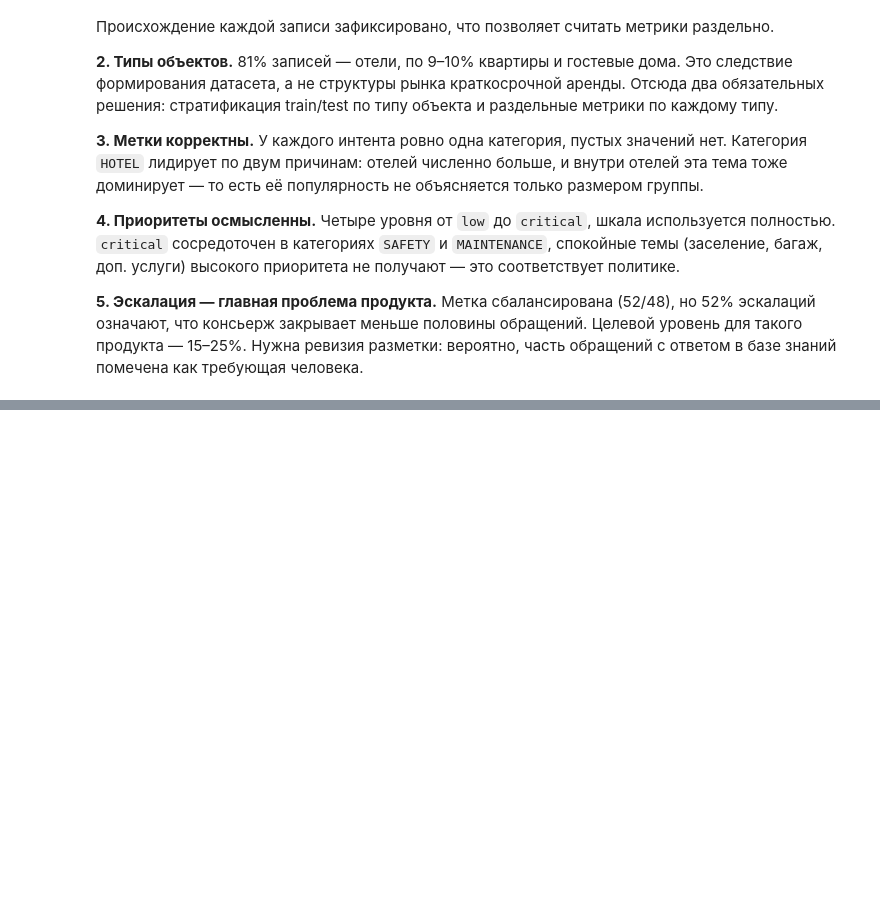
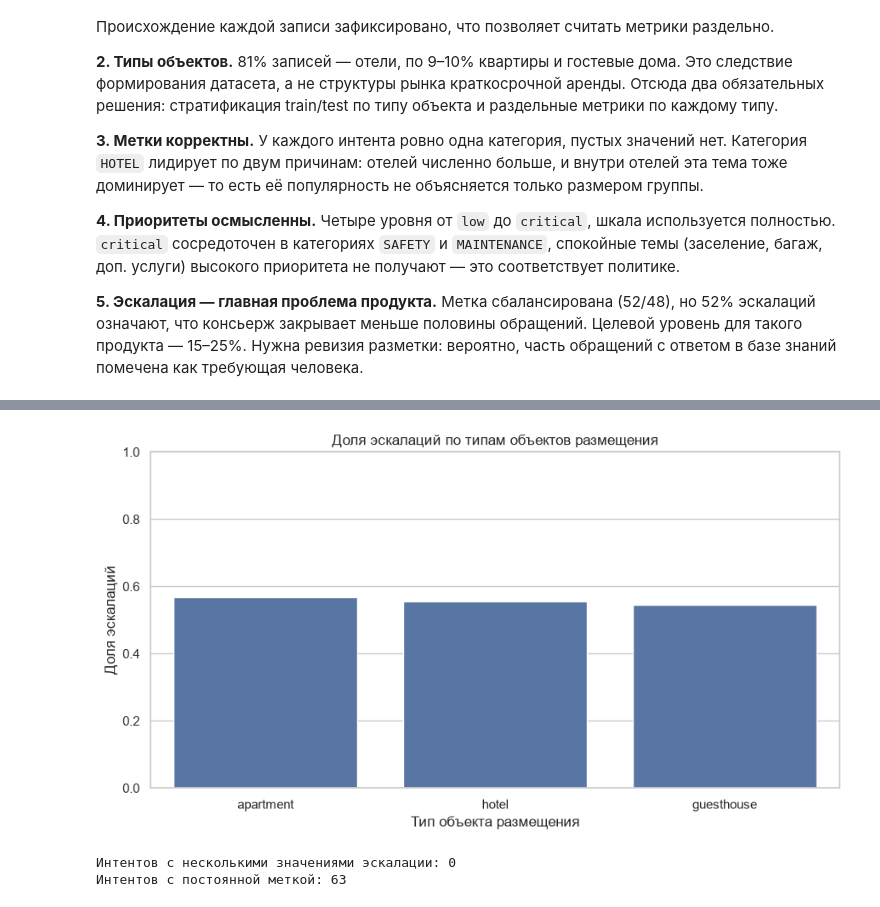
Before and after one commit to Ai-host-team/rental-ai-assistant, a Jupyter notebook: notebooks/01_eda_dataset.ipynb, the cells around one changed output, grey strips where cells are left out. Drawn from its saved outputs; the diff is of its cells as text; code cells hidden in the pictures; blank space fills up the shorter version.

```diff
--- a/notebooks/01_eda_dataset.ipynb
+++ b/notebooks/01_eda_dataset.ipynb
@@ -453,0 +692,10 @@ needs_escalation   {1: 18446, 0: 16554}   доля 1: 52.7%
+# %%
+eda_types = eda.loc[eda["source_dataset"] == "team_generated_ru_v2"].copy()
+property_stats = (eda_types.groupby("property_type").agg(
+        n=("request_id", "size"),
+        n_escalations=("needs_escalation", "sum"),
+        escalation_rate=("needs_escalation", "mean"),
+        n_intents=("intent", "nunique")
+    )
+)
+display(property_stats.round(4))
@@ -453,0 +708,19 @@ needs_escalation   {1: 18446, 0: 16554}   доля 1: 52.7%
+# %%
+fig, ax = plt.subplots(figsize=(9, 5))
+sns.barplot(data=eda_types,x="property_type",y="needs_escalation",errorbar=None,ax=ax)
+ax.set_ylim(0, 1)
+ax.set_title("Доля эскалаций по типам объектов размещения")
+ax.set_xlabel("Тип объекта размещения")
+ax.set_ylabel("Доля эскалаций")
+plt.tight_layout()
+plt.show()
+# %% [output]
+[figure, added]
+# %%
+# Проверяем разнообразие решений внутри intent
+intent_variability = (eda_types.groupby("intent")["needs_escalation"].nunique())
+print("Интентов с несколькими значениями эскалации:",int((intent_variability > 1).sum()))
+print("Интентов с постоянной меткой:",int((intent_variability == 1).sum()))
+# %% [output]
+Интентов с несколькими значениями эскалации: 0
+Интентов с постоянной меткой: 63
```
Also changed, not shown: parts of 49 cells of this notebook.
